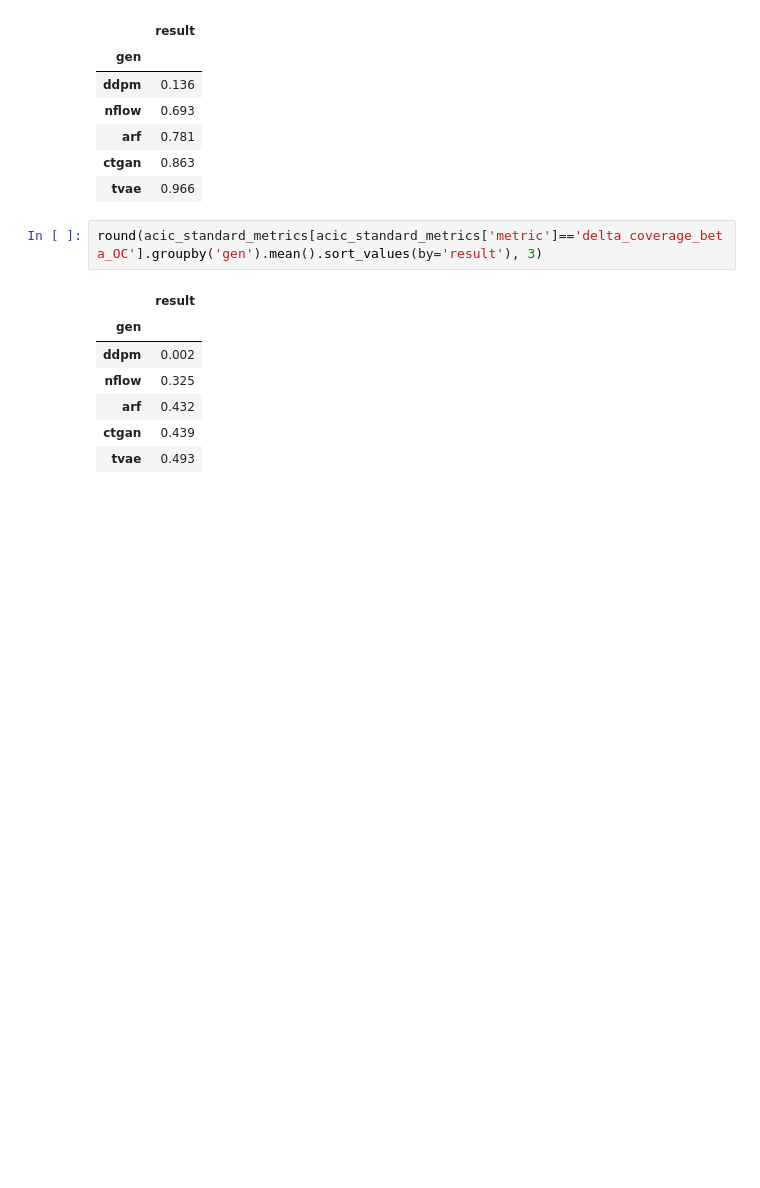
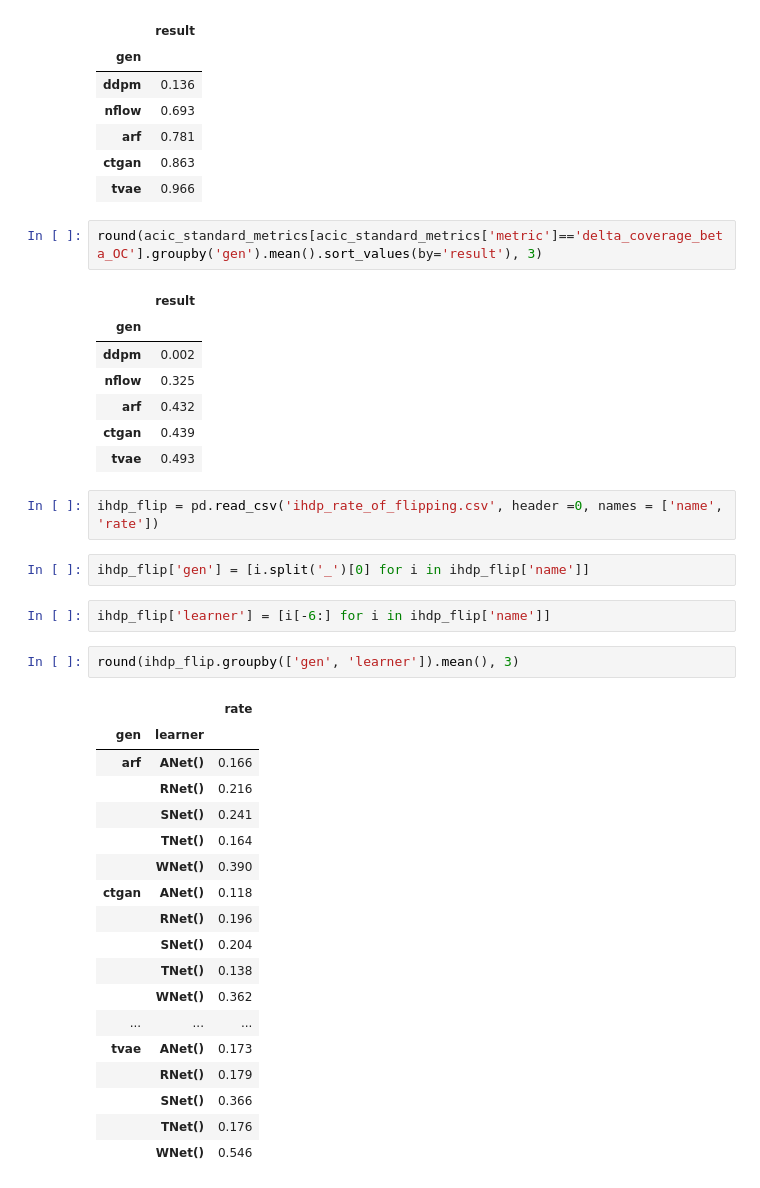
Before and after one commit to harrya32/causal_synthetic_data, a Jupyter notebook: Experiments/CATE results.ipynb, the cells around one changed output. Cells and saved outputs as stored; diff of their text form; blank space fills up the shorter version.

```diff
--- a/Experiments/CATE results.ipynb
+++ b/Experiments/CATE results.ipynb
@@ -177,3 +177,30 @@ round(acic_standard_metrics[acic_standard_metrics['metric']=='delta_coverage_bet
 | arf | 0.432 |
 | ctgan | 0.439 |
 | tvae | 0.493 |
+# %%
+ihdp_flip = pd.read_csv('ihdp_rate_of_flipping.csv', header =0, names = ['name', 'rate'])
+# %%
+ihdp_flip['gen'] = [i.split('_')[0] for i in ihdp_flip['name']]
+# %%
+ihdp_flip['learner'] = [i[-6:] for i in ihdp_flip['name']]
+# %%
+round(ihdp_flip.groupby(['gen', 'learner']).mean(), 3)
+# %% [output]
+|  |  | rate |
+| gen | learner |  |
+| arf | ANet() | 0.166 |
+|  | RNet() | 0.216 |
+|  | SNet() | 0.241 |
+|  | TNet() | 0.164 |
+|  | WNet() | 0.390 |
+| ctgan | ANet() | 0.118 |
+|  | RNet() | 0.196 |
+|  | SNet() | 0.204 |
+|  | TNet() | 0.138 |
+|  | WNet() | 0.362 |
+| ... | ... | ... |
+| tvae | ANet() | 0.173 |
+|  | RNet() | 0.179 |
+|  | SNet() | 0.366 |
+|  | TNet() | 0.176 |
+|  | WNet() | 0.546 |
```
Also changed, not shown: parts of 1 cell of this notebook, 2 other files.
